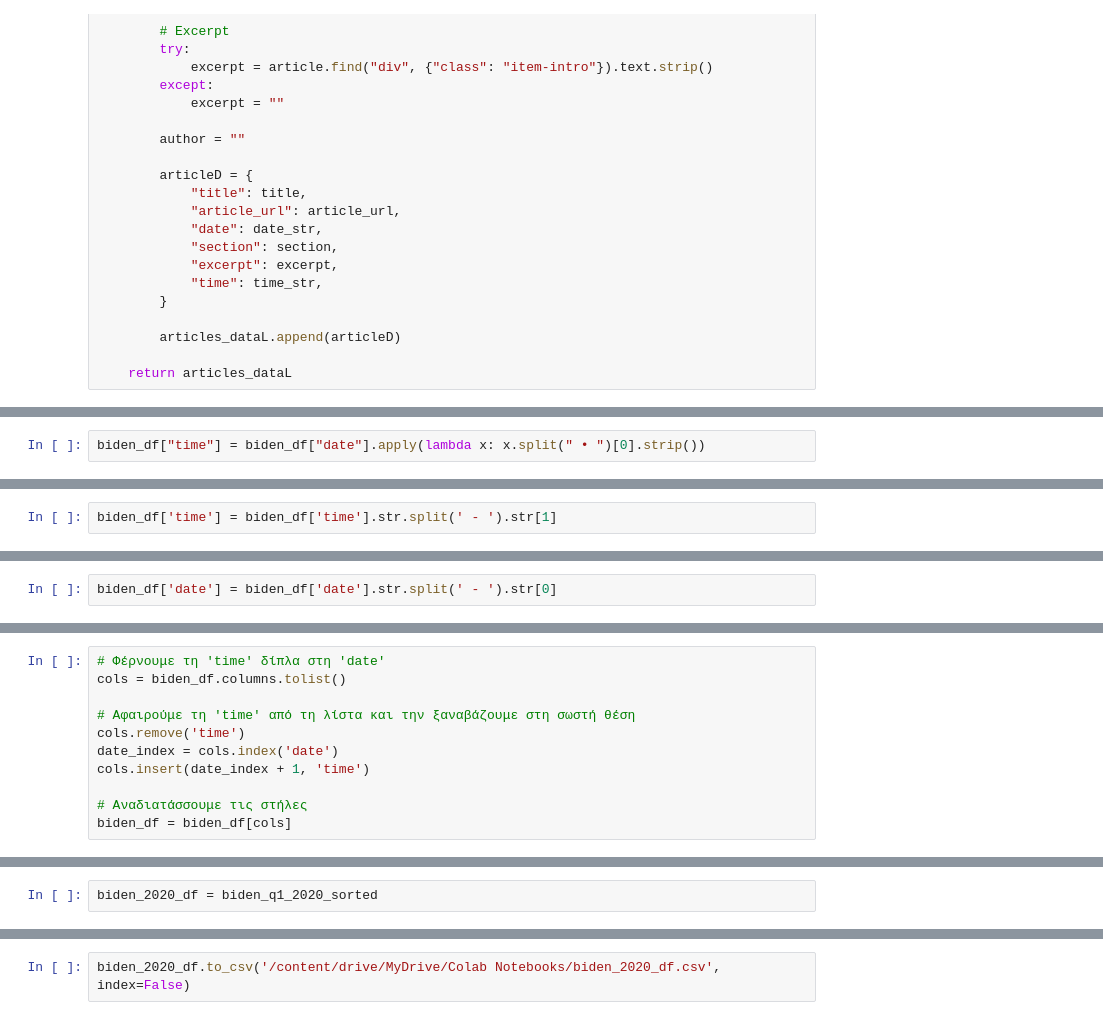
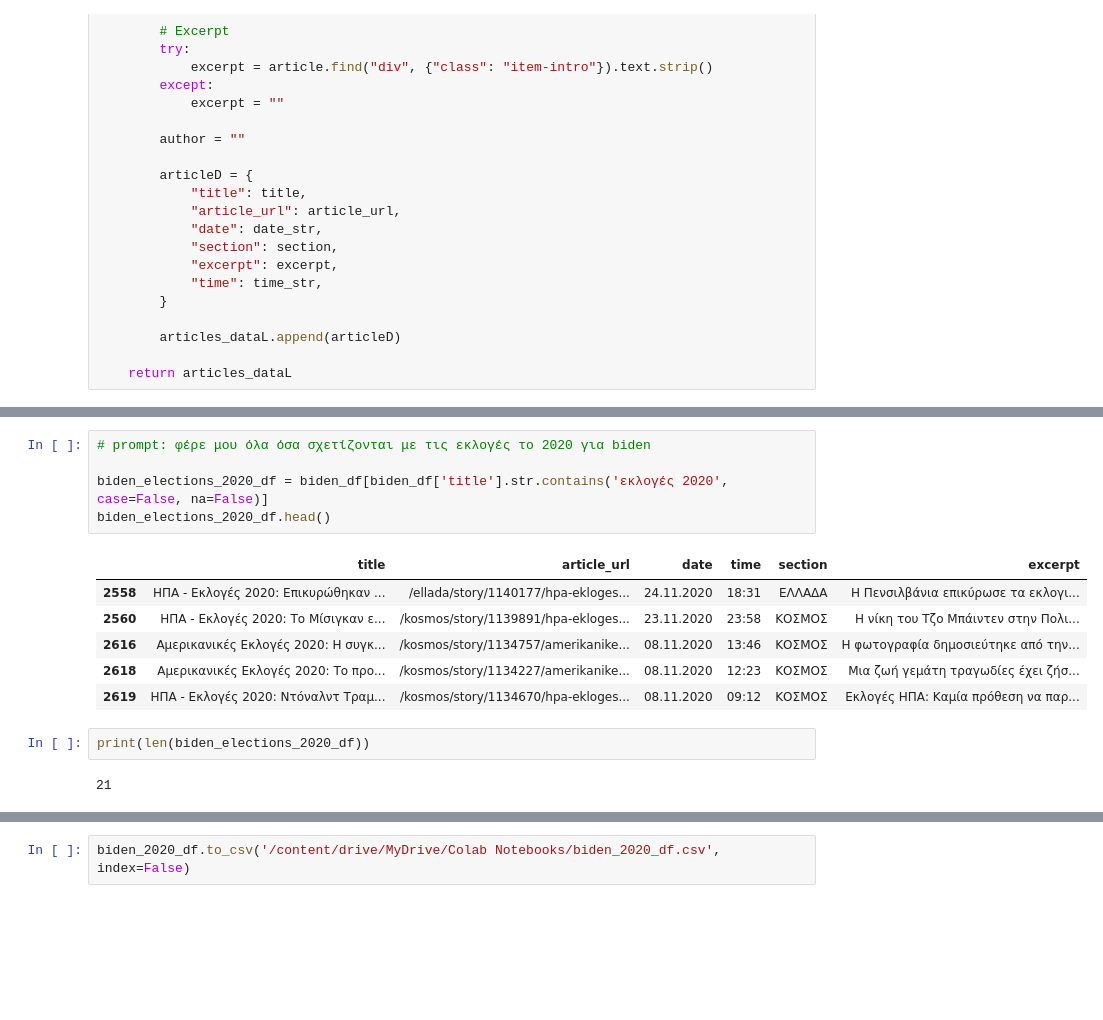
Before and after one commit to Manos-Mak120/Makrakis-Manos, a Jupyter notebook: Biden_2020(Scrapper).ipynb, the cells around one changed output, grey strips where cells are left out. Drawn from its saved outputs; the diff is of its cells as text; blank space fills up the shorter version.

```diff
--- a/Biden_2020(Scrapper).ipynb
+++ b/Biden_2020(Scrapper).ipynb
@@ -140,2 +139,0 @@ biden_df
-# %%
-biden_df["time"] = biden_df["date"].apply(lambda x: x.split(" • ")[0].strip())
@@ -158,2 +139,0 @@ biden_df
-# %%
-biden_df['time'] = biden_df['time'].str.split(' - ').str[1]
@@ -176,2 +139,0 @@ biden_df
-# %%
-biden_df['date'] = biden_df['date'].str.split(' - ').str[0]
@@ -194,11 +139,0 @@ biden_df
-# %%
-# Φέρνουμε τη 'time' δίπλα στη 'date'
-cols = biden_df.columns.tolist()
-
-# Αφαιρούμε τη 'time' από τη λίστα και την ξαναβάζουμε στη σωστή θέση
-cols.remove('time')
-date_index = cols.index('date')
-cols.insert(date_index + 1, 'time')
-
-# Αναδιατάσσουμε τις στήλες
-biden_df = biden_df[cols]
@@ -320,5 +140,19 @@ biden_q1_2020_sorted
-# %%
-biden_2020_df = biden_q1_2020_sorted
+# %%
+# prompt: φέρε μου όλα όσα σχετίζονται με τις εκλογές το 2020 για biden
+
+biden_elections_2020_df = biden_df[biden_df['title'].str.contains('εκλογές 2020', case=False, na=False)]
+biden_elections_2020_df.head()
+# %% [output]
+|  | title | article_url | date | time | section | excerpt |
+| 2558 | ΗΠΑ - Εκλογές 2020: Επικυρώθηκαν ... | /ellada/story/1140177/hpa-ekloges... | 24.11.2020 | 18:31 | ΕΛΛΑΔΑ | Η Πενσιλβάνια επικύρωσε τα εκλογι... |
+| 2560 | ΗΠΑ - Εκλογές 2020: Το Μίσιγκαν ε... | /kosmos/story/1139891/hpa-ekloges... | 23.11.2020 | 23:58 | ΚΟΣΜΟΣ | Η νίκη του Τζο Μπάιντεν στην Πολι... |
+| 2616 | Αμερικανικές Εκλογές 2020: Η συγκ... | /kosmos/story/1134757/amerikanike... | 08.11.2020 | 13:46 | ΚΟΣΜΟΣ | Η φωτογραφία δημοσιεύτηκε από την... |
+| 2618 | Αμερικανικές Εκλογές 2020: Το προ... | /kosmos/story/1134227/amerikanike... | 08.11.2020 | 12:23 | ΚΟΣΜΟΣ | Μια ζωή γεμάτη τραγωδίες έχει ζήσ... |
+| 2619 | ΗΠΑ - Εκλογές 2020: Ντόναλντ Τραμ... | /kosmos/story/1134670/hpa-ekloges... | 08.11.2020 | 09:12 | ΚΟΣΜΟΣ | Εκλογές ΗΠΑ: Καμία πρόθεση να παρ... |
+# %%
+print(len(biden_elections_2020_df))
+# %% [output]
+21
 # %%
 from google.colab import drive
 drive.mount('/content/drive')
```
Also changed, not shown: parts of 14 cells of this notebook.
